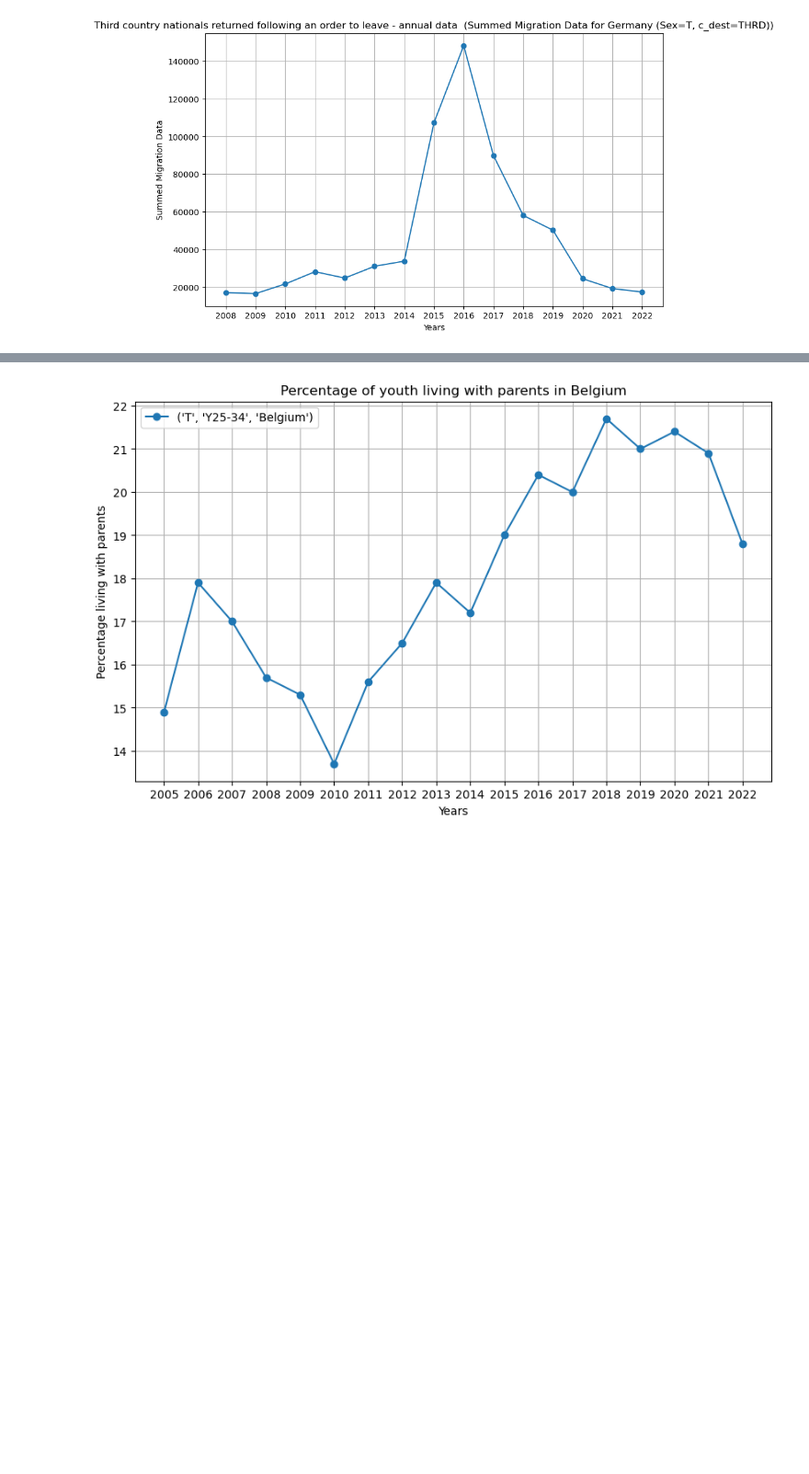
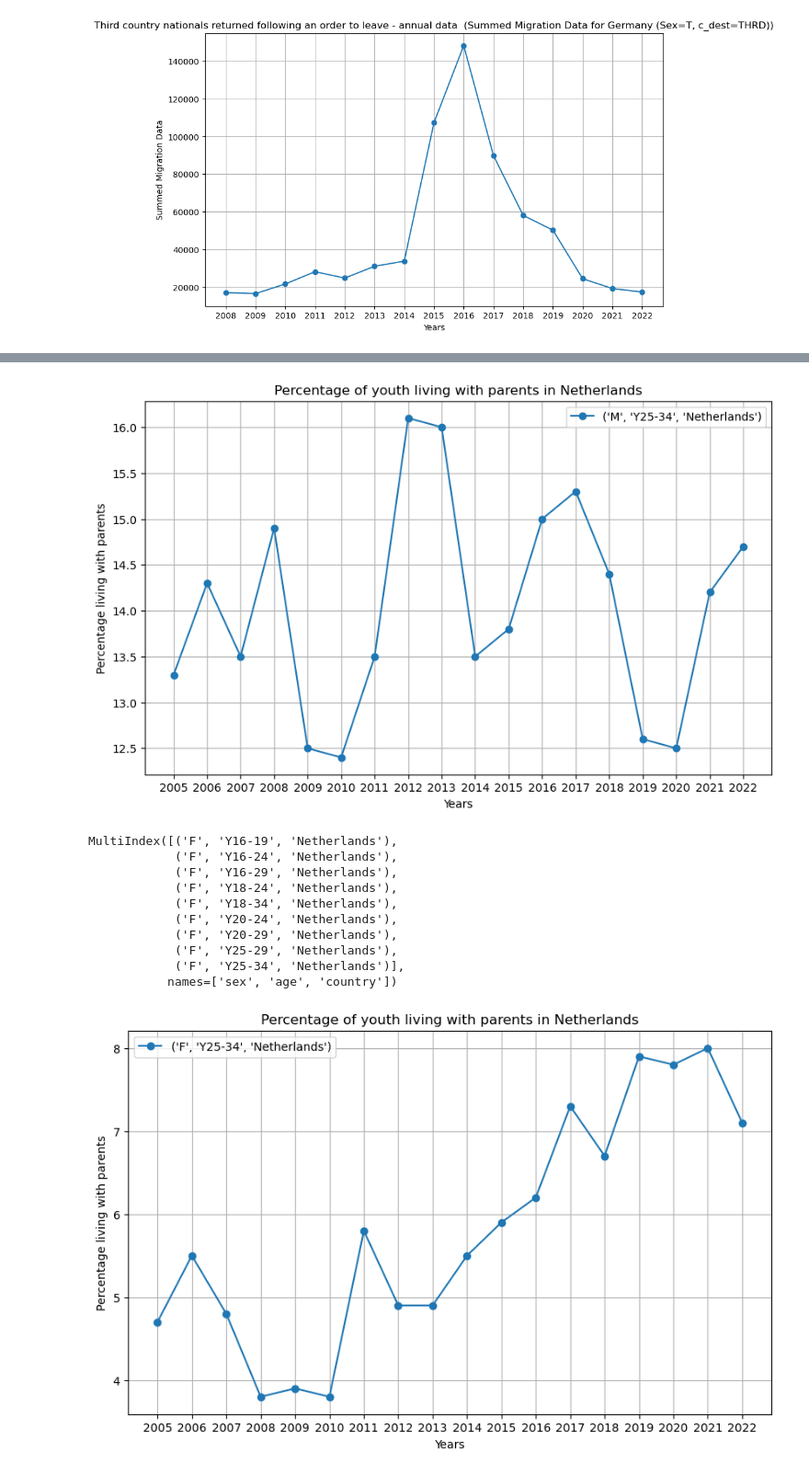
Before and after one commit to AnneLouisedb/Causality_Eurostat, a Jupyter notebook: importing_oecd_data.ipynb, the cells around one changed output, grey strips where cells are left out. Shown: that part at 92% size. Drawn from its saved outputs; the diff is of its cells as text; code cells hidden in the pictures; blank space fills up the shorter version.

```diff
--- a/importing_oecd_data.ipynb
+++ b/importing_oecd_data.ipynb
@@ -357,3 +346,6 @@ plt.show()
 2022     17460.0
 dtype: float64
 [figure]
+# %%
+
+df_n = get_percentage_youth_at_home('France')
@@ -393,51 +396,44 @@ df_n.head()
 # %%
 
-df_n = eurostat.get_data_df('ilc_lvps08') # YOUNG PEOPLE LIVING AT HOME
-df_n.rename({'geo\TIME_PERIOD':'geo'},inplace=True,axis=1)
+def youth_at_home(COUNTRY, SEX):
+    df_n = eurostat.get_data_df('ilc_lvps08') # YOUNG PEOPLE LIVING AT HOME
+    df_n.rename({'geo\TIME_PERIOD':'geo'},inplace=True,axis=1)
 
-# Frequency of heavy episodic drinking by sex, age and educational attainment level
+    # Frequency of heavy episodic drinking by sex, age and educational attainment level
 
-# df_n.drop(['unit','quant_expn','quant_wlth','indic_il','statinfo', '2010'],axis=1,inplace=True)
+    # df_n.drop(['unit','quant_expn','quant_wlth','indic_il','statinfo', '2010'],axis=1,inplace=True)
 
-df_n.drop(['unit', 'freq'],axis=1,inplace=True)
-df_n['country'] = df_n['geo'].replace(eurostat_dictionary)
+    df_n.drop(['unit', 'freq'],axis=1,inplace=True)
+    df_n['country'] = df_n['geo'].replace(eurostat_dictionary)
 
-df_n.drop(['geo'],axis=1,inplace=True)
+    df_n.drop(['geo'],axis=1,inplace=True)
 
-COUNTRY = 'Belgium'
+    df_n = df_n[df_n['country'] == COUNTRY]
+    df_n = df_n[df_n['sex'] == SEX]
 
-df_n = df_n[df_n['country'] == COUNTRY]
-df_n = df_n[df_n['sex'] == 'T']
+    df_n.drop(['2003', '2004'],axis=1, inplace=True) # 'sex', 'age', 'country',
 
-df_n.drop(['2003', '2004'],axis=1, inplace=True) # 'sex', 'age', 'country',
+    df_n.set_index(['sex', 'age', 'country'], inplace=True)
+    print(df_n.index)
+    df_n = df_n.tail(1)
+    df_n = df_n.T
 
-df_n.set_index(['sex', 'age', 'country'], inplace=True)
-print(df_n.index)
-df_n = df_n.tail(1)
-df_n = df_n.T
+    # Assuming df_n is your modified DataFrame
+    plt.figure(figsize=(10, 6))
 
-# Assuming df_n is your modified DataFrame
-plt.figure(figsize=(10, 6))
+    for column in df_n.columns:
 
-for column in df_n.columns:
+        plt.plot(df_n.index, df_n[column], marker='o', linestyle='-', label=column)
 
-    plt.plot(df_n.index, df_n[column], marker='o', linestyle='-', label=column)
+    plt.xlabel('Years')
+    plt.ylabel('Percentage living with parents')
+    plt.title(f'Percentage of youth living with parents in {COUNTRY}')
+    plt.legend()  # Add a legend to differentiate the columns
+    plt.grid(True)
+    plt.show()
 
-plt.xlabel('Years')
-plt.ylabel('Percentage living with parents')
-plt.title(f'Percentage of youth living with parents in {COUNTRY}')
-plt.legend()  # Add a legend to differentiate the columns
-plt.grid(True)
-plt.show()
+    return df_n
 
-# print(df_n)
-# # Plotting the summed data
-# plt.figure(figsize=(10, 6))
-
-# plt.plot(df_n.values, marker='o', linestyle='-')
-# plt.xlabel('Years')
-# plt.ylabel('Percentage living with parents')
-# plt.title('percentage dutch youth living with parents')
-# plt.grid(True)
-# plt.show()
+df_n = youth_at_home('Netherlands', 'M')
+df_n = youth_at_home('Netherlands', 'F')
 # %% [output]
@@ -453,2 +449,13 @@ MultiIndex([('T', 'Y16-19', 'Belgium'),
            names=['sex', 'age', 'country'])
-[figure, old version]
+[figure, new version]
+MultiIndex([('F', 'Y16-19', 'Netherlands'),
+            ('F', 'Y16-24', 'Netherlands'),
+            ('F', 'Y16-29', 'Netherlands'),
+            ('F', 'Y18-24', 'Netherlands'),
+            ('F', 'Y18-34', 'Netherlands'),
+            ('F', 'Y20-24', 'Netherlands'),
+            ('F', 'Y20-29', 'Netherlands'),
+            ('F', 'Y25-29', 'Netherlands'),
+            ('F', 'Y25-34', 'Netherlands')],
+           names=['sex', 'age', 'country'])
+[figure, added]
```
Also changed, not shown: parts of 23 cells of this notebook.
